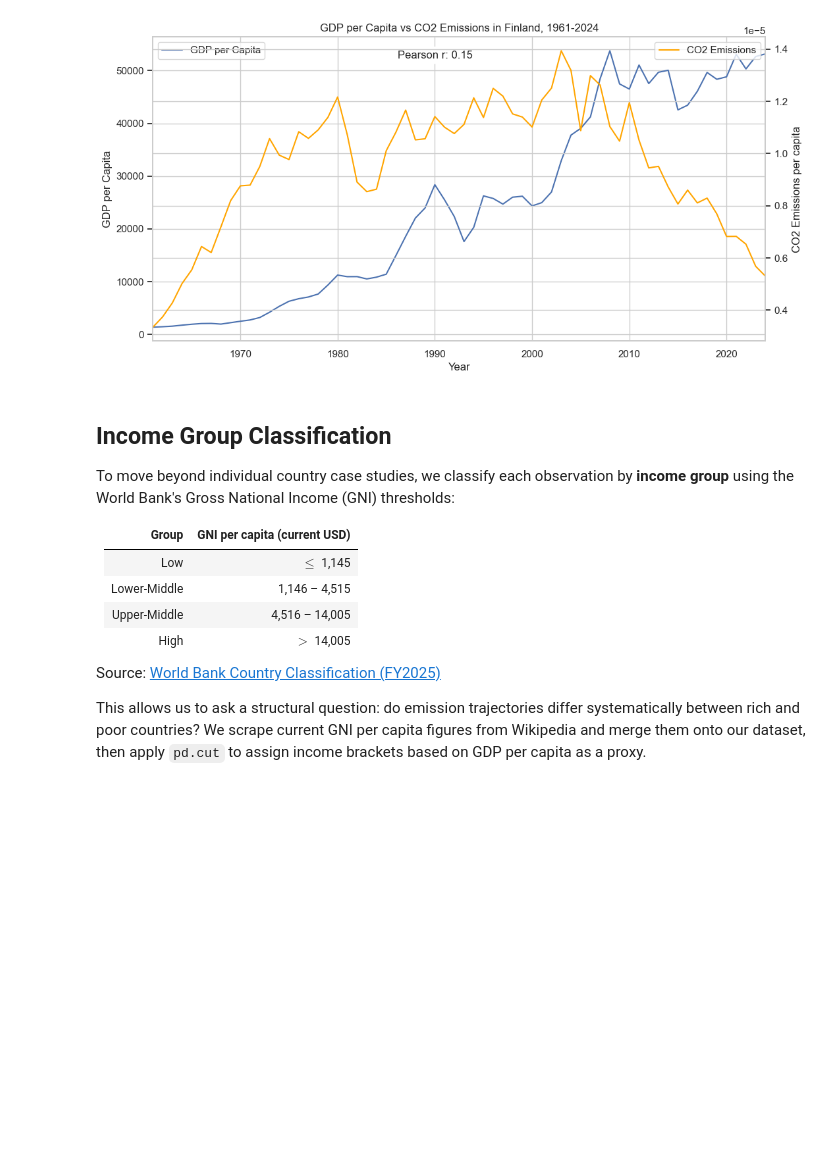
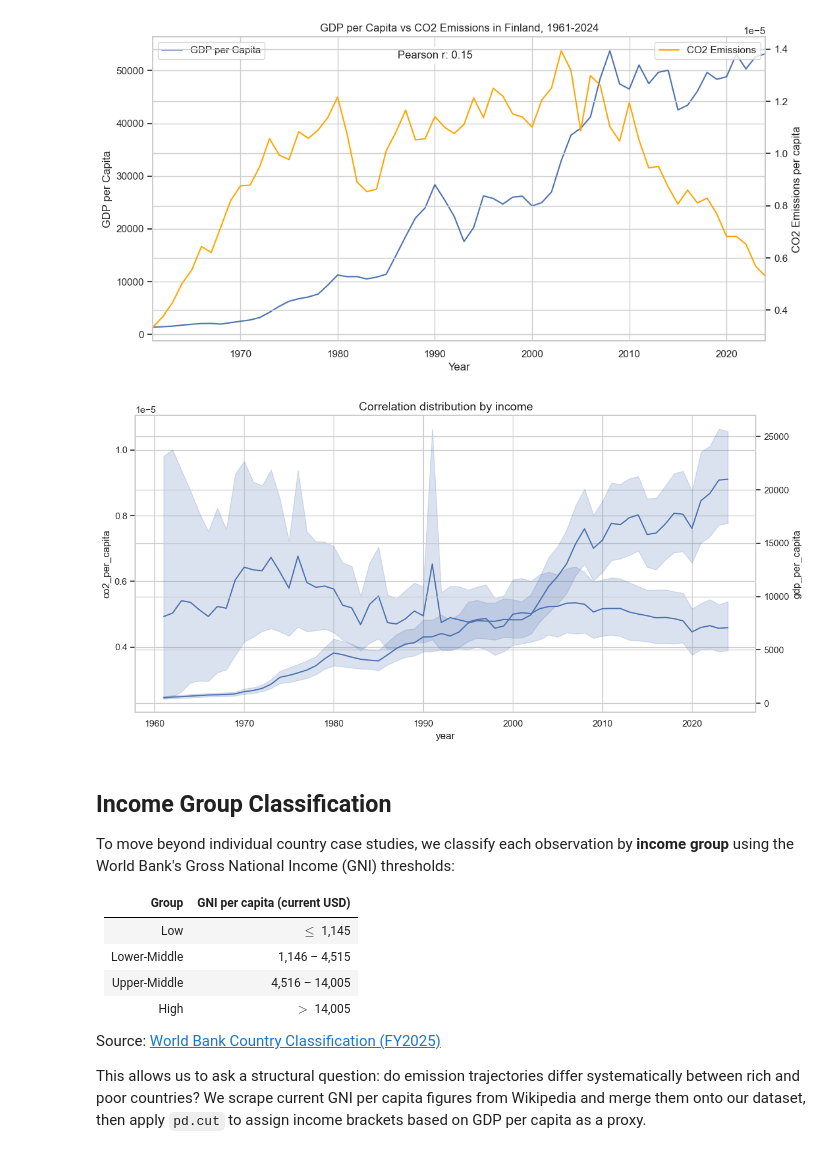
Before and after one commit to fabianfrank-dev/carbon_analysis, a Jupyter notebook: data_analytics_project.ipynb, the cells around one changed output. Saved outputs shown, nothing was run; the diff lists cells and outputs as text; code cells hidden in the pictures; blank space fills up the shorter version.

Commit message:
Fixed merge of base_df and df_electricity

```diff
--- a/data_analytics_project.ipynb
+++ b/data_analytics_project.ipynb
@@ -193,14 +254,16 @@ plt.show()
 # %%
 fig, (ax1) = plt.subplots(figsize=(12, 6))
 ax2 = ax1.twinx()
 # create a violinplot by income
-sns.lineplot(ax=ax1, x='year', y='co2_per_capita', data=main_df, palette='magma')
+sns.lineplot(ax=ax1, x='year', y='co2_per_capita', data=base_df, palette='magma')
 ax1.set_title('Correlation distribution by income', fontsize=14)
 
-sns.lineplot(ax=ax2, x='year', y='gdp_per_capita', data=main_df, palette='magma')
+sns.lineplot(ax=ax2, x='year', y='gdp_per_capita', data=base_df, palette='magma')
 
 plt.tight_layout()
 plt.show()
+# %% [output]
+[figure, added]
 # %% [markdown]
 ## Income Group Classification
 
```
Also changed, not shown: parts of 14 cells of this notebook.
